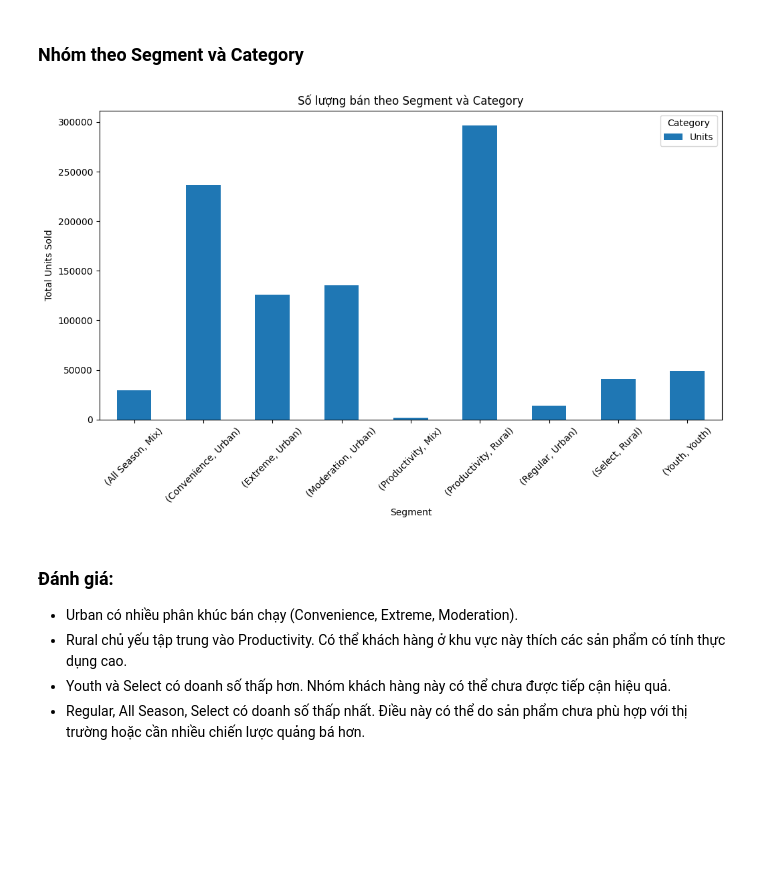
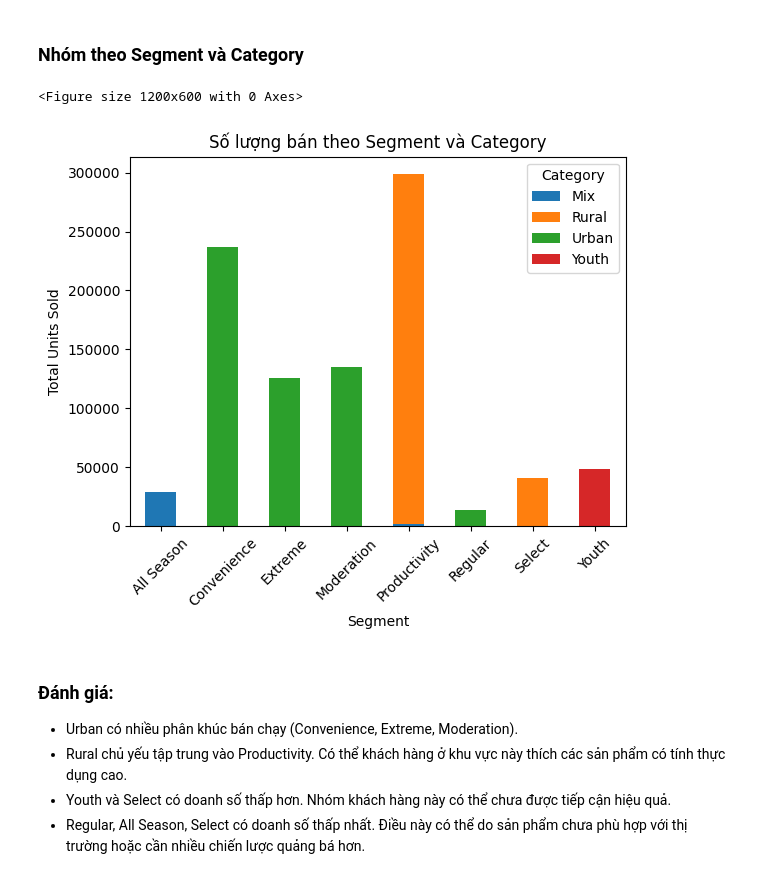
Before and after one commit to HaiAu2501/Try-Some-Models, a Jupyter notebook: tasks/1.ipynb, the cells around one changed output. Cells and saved outputs as stored; diff of their text form; code cells hidden in the pictures; blank space fills up the shorter version.

```diff
--- a/tasks/1.ipynb
+++ b/tasks/1.ipynb
@@ -195,19 +195,20 @@ plt.show()
 ### Nhóm theo Segment và Category
 # %%
 # Tổng hợp số lượng bán theo Segment và Category
-segment_category_sales = df.groupby(["Segment", "Category"])["Units"].sum()#.unstack()
+segment_category_sales = df.groupby(["Segment", "Category"])["Units"].sum().unstack()
 
 # Vẽ biểu đồ
 plt.figure(figsize=(12, 6))
 segment_category_sales.plot(kind="bar", stacked=True)
 plt.xlabel("Segment")
 plt.ylabel("Total Units Sold")
 plt.title("Số lượng bán theo Segment và Category")
 plt.xticks(rotation=45)
 plt.legend(title="Category")
 plt.show()
 # %% [output]
+<Figure size 1200x600 with 0 Axes>
-[figure, old version]
+[figure, new version]
 # %% [markdown]
 ### Đánh giá:
 - Urban có nhiều phân khúc bán chạy (Convenience, Extreme, Moderation).
```
Also changed, not shown: parts of 18 cells of this notebook.
